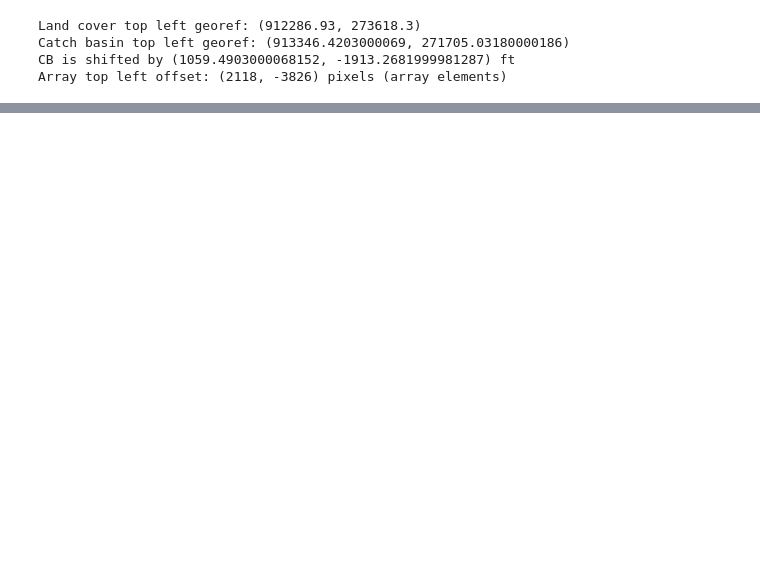
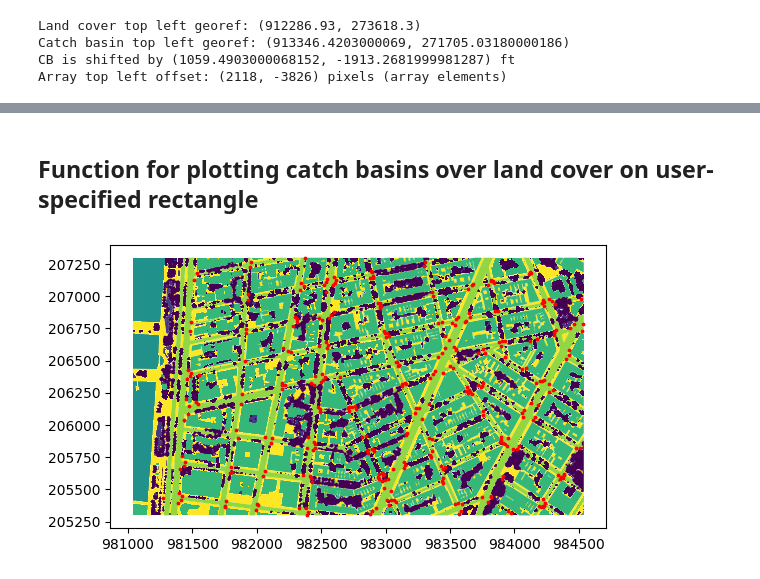
Before and after one commit to courtney-smith-97/flood-risk, a Jupyter notebook: eda/align_datasets.ipynb, the cells around one changed output, grey strips where cells are left out. Cells and saved outputs as stored; diff of their text form; code cells hidden in the pictures; blank space fills up the shorter version.

```diff
--- a/eda/align_datasets.ipynb
+++ b/eda/align_datasets.ipynb
@@ -60,0 +122,13 @@ gdal_array.BandReadAsArray(band, x_offset, y_offset, x_size, y_size)
+# %%
+layer.SetAttributeFilter('POINT_X > 912286.93+{x_offset}/2 AND POINT_X < 912286.93+{x_offset}/2+{width} AND POINT_Y < 273618.3-{y_offset}/2 AND POINT_Y > 273618.3-{y_offset}/2-{height}'.format(x_offset = x_offset, width = width, y_offset = y_offset, height = height))
+basin_ind = []
+geometry_ll = []
+geometry = []
+for feature in layer:
+    basin_ind.append(1)
+    #geometry_ll.append(Point(feature.LATITUDE,feature.LONGITUDE))
+    geometry.append(Point(feature.POINT_X, feature.POINT_Y))
+# %%
+df = pd.DataFrame(zip(basin_ind),columns = ['basin_ind'])
+gdf_cb = GeoDataFrame(df, crs = 'EPSG:2263', geometry = geometry)
+gdf_cb.head()
@@ -60,0 +142,33 @@ gdal_array.BandReadAsArray(band, x_offset, y_offset, x_size, y_size)
+# %% [markdown]
+## Function for plotting catch basins over land cover on user-specified rectangle
+# %%
+def plot_lc_cb(lat, long, width, height):
+    #get land cover array from lat long and dimensions
+    lc_array = get_array_lat_long_dim(band, lat, long, width, height)
+    #get pixel offset
+    x_offset, y_offset = get_coords_from_lat_long(lat, long)
+    #get polygons with offset factored in
+    results = ({'properties': {'raster_val': v}, 'geometry': s} for i, (s, v) in enumerate(shapes(lc_array, mask=None, transform=Affine(0.5, 0.0, 912286.93+x_offset/2,0.0, -0.5, 273618.3-y_offset/2))))
+    geoms = list(results)
+    #create geopandas df for land cover polygons
+    gdf_p  = GeoDataFrame.from_features(geoms, crs = 'EPSG:2263')
+    #filter catch basin data based on offset and dimensions
+    layer.SetAttributeFilter('POINT_X > 912286.93+{x_offset}/2 AND POINT_X < 912286.93+{x_offset}/2+{width} AND POINT_Y < 273618.3-{y_offset}/2 AND POINT_Y > 273618.3-{y_offset}/2-{height}'.format(x_offset = x_offset, width = width, y_offset = y_offset, height = height))
+    #extract feature attributes
+    basin_ind = []
+    geometry_ll = []
+    geometry = []
+    for feature in layer:
+        basin_ind.append(1)
+        #geometry_ll.append(Point(feature.LATITUDE,feature.LONGITUDE))
+        geometry.append(Point(feature.POINT_X, feature.POINT_Y))
+    #create geopandas df for catch basins
+    df = pd.DataFrame(zip(basin_ind),columns = ['basin_ind'])
+    gdf_cb = GeoDataFrame(df, crs = 'EPSG:2263', geometry = geometry)
+    #plot land cover, plot catch basins with axis set to land cover axis
+    ax = gdf_p.plot('raster_val',legend = False)
+    gdf_cb['geometry'].plot(ax=ax, color = 'red', markersize = 3)
+# %%
+plot_lc_cb(np.array(40.735661),np.array(-74.011588),3500,2000)
+# %% [output]
+[figure, added]
```
Also changed, not shown: parts of 9 cells of this notebook.
